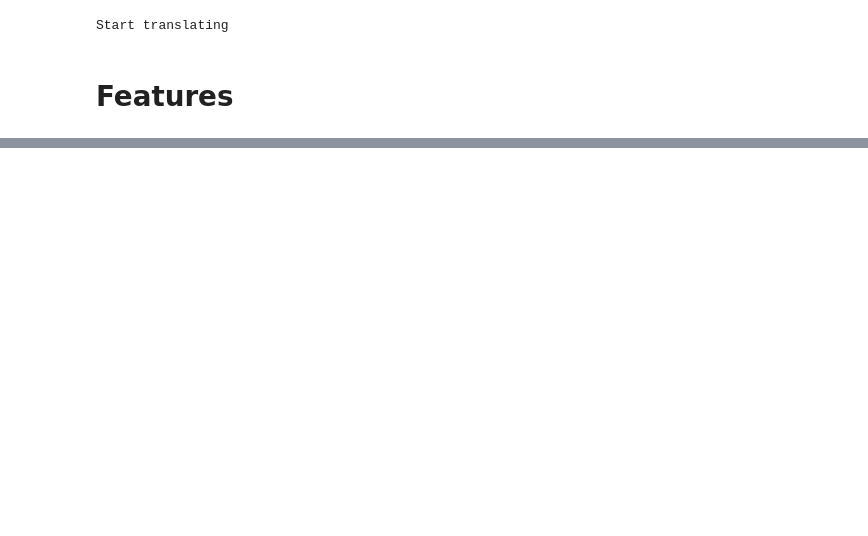
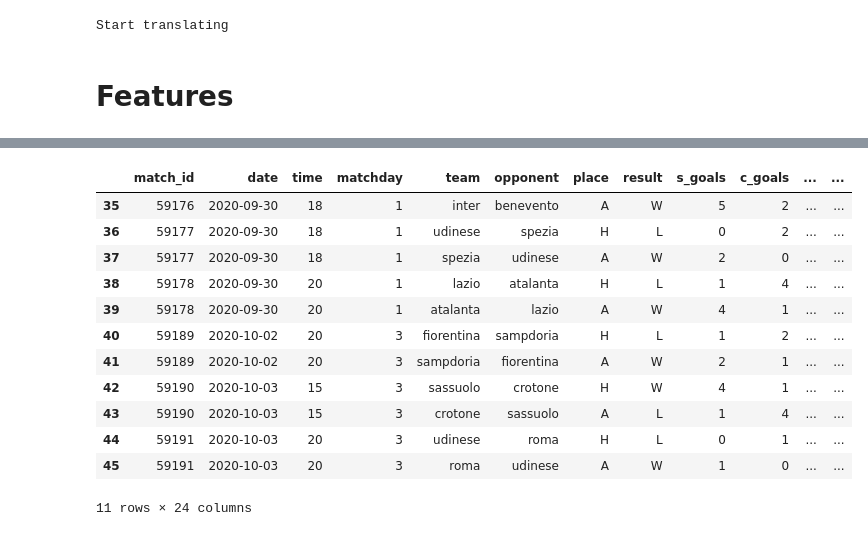
Before and after one commit to Absinthe31/ProgettoINFORET, a Jupyter notebook: Matches_predictor.ipynb, the cells around one changed output, grey strips where cells are left out. Drawn from its saved outputs; the diff is of its cells as text; code cells hidden in the pictures; blank space fills up the shorter version.

```diff
--- a/Matches_predictor.ipynb
+++ b/Matches_predictor.ipynb
@@ -1040,5 +1155,5 @@ for i,tweet in enumerate(tqdm(tweets_df_en.Text)):
 # %% [markdown]
 # Features
 # %%
-matches_df['winner'] = ['H' if match[4] > match[5] else 'A' if match[4] < match[5] else 'D' for match in matches_df.values]
+matches_df['winner'] = ['H' if match[5] > match[6] else 'A' if match[5] < match[6] else 'D' for match in matches_df.values]
 # %%
@@ -1122,3 +1636,19 @@ league_df['c_goals'] = league_df['c_goals'].astype('int')
+# %%
+league_df.loc[35:45]
+# %% [output]
+|  | match_id | date | time | matchday | team | opponent | place | result | s_goals | c_goals | ... | ... |
+| 35 | 59176 | 2020-09-30 | 18 | 1 | inter | benevento | A | W | 5 | 2 | ... | ... |
+| 36 | 59177 | 2020-09-30 | 18 | 1 | udinese | spezia | H | L | 0 | 2 | ... | ... |
+| 37 | 59177 | 2020-09-30 | 18 | 1 | spezia | udinese | A | W | 2 | 0 | ... | ... |
+| 38 | 59178 | 2020-09-30 | 20 | 1 | lazio | atalanta | H | L | 1 | 4 | ... | ... |
+| 39 | 59178 | 2020-09-30 | 20 | 1 | atalanta | lazio | A | W | 4 | 1 | ... | ... |
+| 40 | 59189 | 2020-10-02 | 20 | 3 | fiorentina | sampdoria | H | L | 1 | 2 | ... | ... |
+| 41 | 59189 | 2020-10-02 | 20 | 3 | sampdoria | fiorentina | A | W | 2 | 1 | ... | ... |
+| 42 | 59190 | 2020-10-03 | 15 | 3 | sassuolo | crotone | H | W | 4 | 1 | ... | ... |
+| 43 | 59190 | 2020-10-03 | 15 | 3 | crotone | sassuolo | A | L | 1 | 4 | ... | ... |
+| 44 | 59191 | 2020-10-03 | 20 | 3 | udinese | roma | H | L | 0 | 1 | ... | ... |
+| 45 | 59191 | 2020-10-03 | 20 | 3 | roma | udinese | A | W | 1 | 0 | ... | ... |
+11 rows × 24 columns
 # %%
 league_df
 # %% [output]
```
Also changed, not shown: parts of 49 cells of this notebook.
